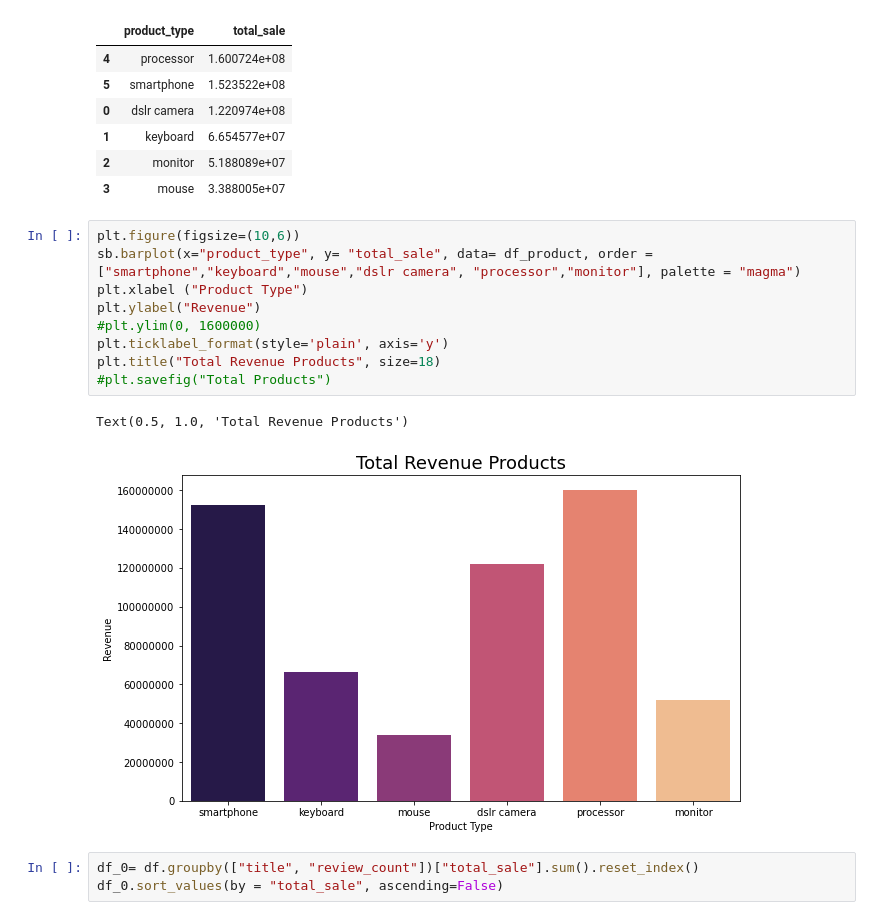
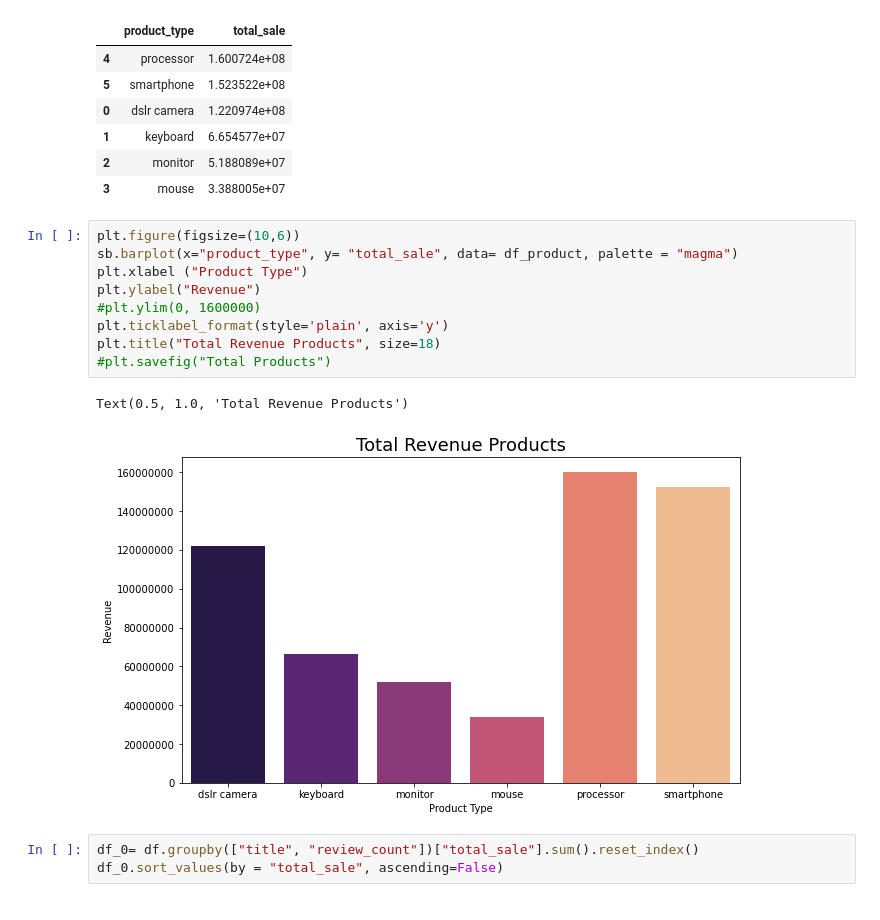
Before and after one commit to selinbulbul/ecommerce-scrape, a Jupyter notebook: Sales Data/tasks.ipynb, the cells around one changed output. Drawn from its saved outputs; the diff is of its cells as text.

```diff
--- a/Sales Data/tasks.ipynb
+++ b/Sales Data/tasks.ipynb
@@ -163,16 +190,16 @@ df_product.sort_values(by = "total_sale", ascending=False)
 | 3 | mouse | 3.388005e+07 |
 # %%
 plt.figure(figsize=(10,6))
-sb.barplot(x="product_type", y= "total_sale", data= df_product, order = ["smartphone","keyboard","mouse","dslr camera", "processor","monitor"], palette = "magma")
+sb.barplot(x="product_type", y= "total_sale", data= df_product, palette = "magma")
 plt.xlabel ("Product Type")
 plt.ylabel("Revenue")
 #plt.ylim(0, 1600000)
 plt.ticklabel_format(style='plain', axis='y')
 plt.title("Total Revenue Products", size=18)
 #plt.savefig("Total Products")
 # %% [output]
 Text(0.5, 1.0, 'Total Revenue Products')
-[figure, old version]
+[figure, new version]
 # %%
 df_0= df.groupby(["title", "review_count"])["total_sale"].sum().reset_index()
 df_0.sort_values(by = "total_sale", ascending=False)
```
Also changed, not shown: parts of 10 cells of this notebook.
